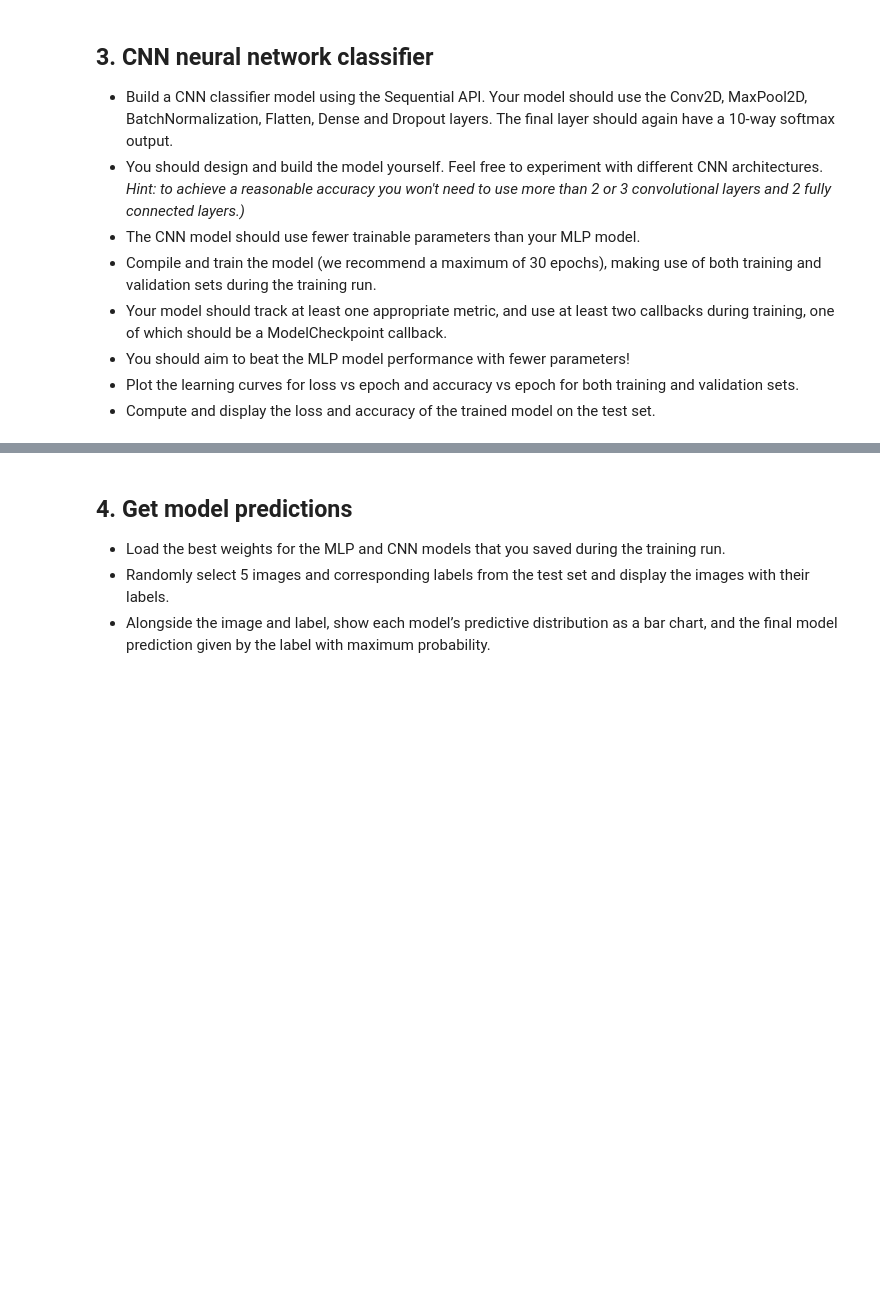
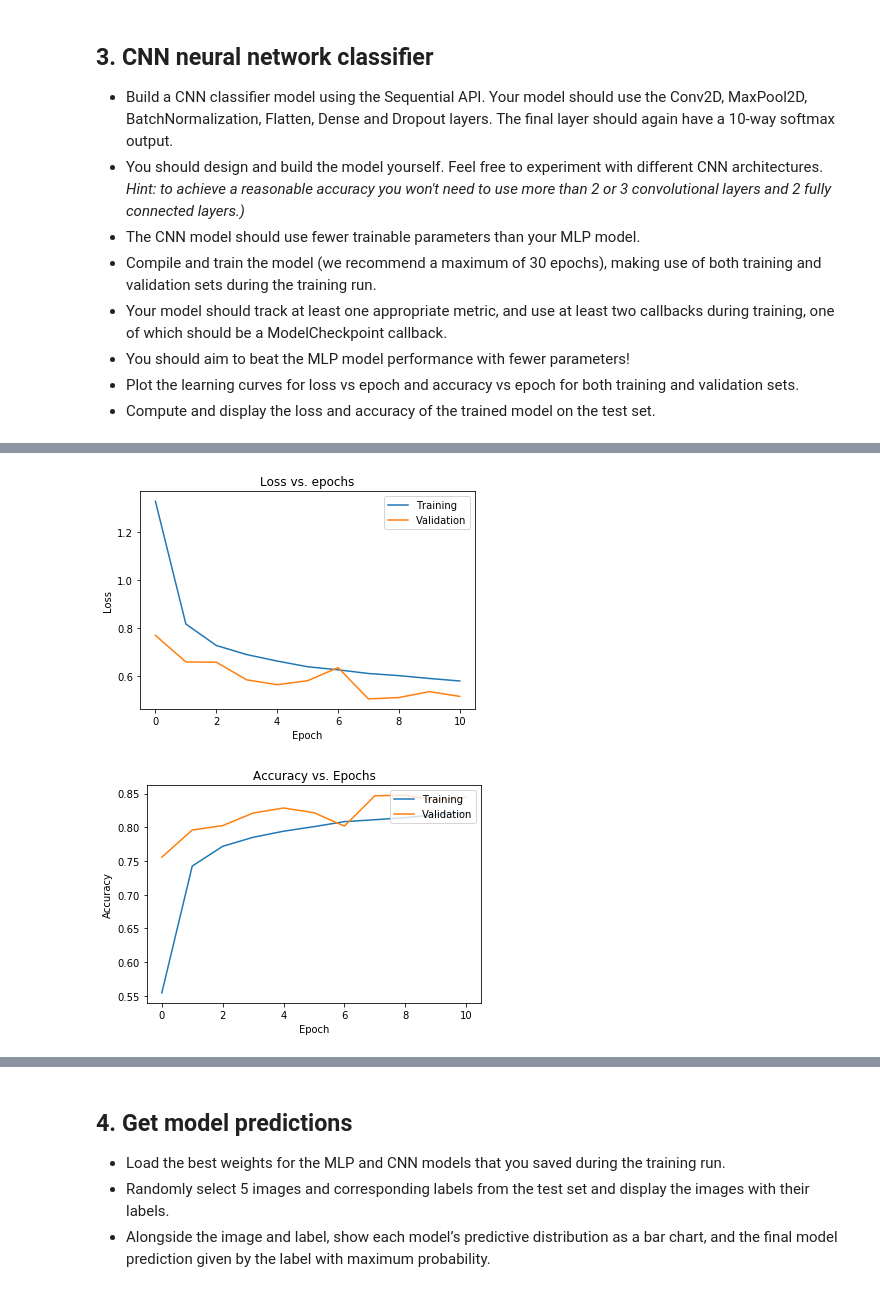
Before and after one commit to cogentdom/tf2-for-deep-learning, a Jupyter notebook: starting-tensorflow/SVHN Classifier.ipynb, the cells around one changed output, grey strips where cells are left out. Drawn from its saved outputs; the diff is of its cells as text; code cells hidden in the pictures; blank space fills up the shorter version.

```diff
--- a/starting-tensorflow/SVHN Classifier.ipynb
+++ b/starting-tensorflow/SVHN Classifier.ipynb
@@ -230,3 +272,22 @@ plt.show()
 * You should aim to beat the MLP model performance with fewer parameters!
 * Plot the learning curves for loss vs epoch and accuracy vs epoch for both training and validation sets.
 * Compute and display the loss and accuracy of the trained model on the test set.
+# %%
+model_cnn = tf.keras.models.Sequential([
+    tf.keras.layers.Conv2D(filters=16, kernel_size=3, activation='relu', input_shape=train_X_grey[0].shape, padding='SAME', name='conv_1'),
+    tf.keras.layers.Conv2D(filters=8, kernel_size=3, activation='relu', padding='SAME', name='conv_2'),
+    tf.keras.layers.MaxPool2D(8,8, name='pool_1'),
+    tf.keras.layers.BatchNormalization(),
+    tf.keras.layers.Flatten(name='flatten'),
+    tf.keras.layers.Dense(64, activation='relu', name='dense_1'),
+    tf.keras.layers.Dropout(rate),
+    tf.keras.layers.Dense(10, activation='softmax', name='dense_2'),
+])
+
+model_cnn.compile(
+    optimizer='adam',
+    loss='categorical_crossentropy',
+    metrics=['accuracy'],
+)
+
+model_cnn.summary()
@@ -232,0 +312,2 @@ plt.show()
+# %%
+history = model_cnn.fit(train_X_grey, train_y_sparse, epochs=15, validation_split=0.20, callbacks=callbacks_cnn)
@@ -232,0 +332,20 @@ plt.show()
+# %%
+# Run this cell to plot the epoch vs loss graph
+plt.plot(history.history['loss'])
+plt.plot(history.history['val_loss'])
+plt.title('Loss vs. epochs')
+plt.ylabel('Loss')
+plt.xlabel('Epoch')
+plt.legend(['Training', 'Validation'], loc='upper right')
+plt.show()
+
+plt.plot(history.history['accuracy'])
+plt.plot(history.history['val_accuracy'])
+plt.title('Accuracy vs. Epochs')
+plt.ylabel('Accuracy')
+plt.xlabel('Epoch')
+plt.legend(['Training', 'Validation'], loc='upper right')
+plt.show()
+# %% [output]
+[figure, added]
+[figure, added]
```
Also changed, not shown: parts of 13 cells of this notebook.
